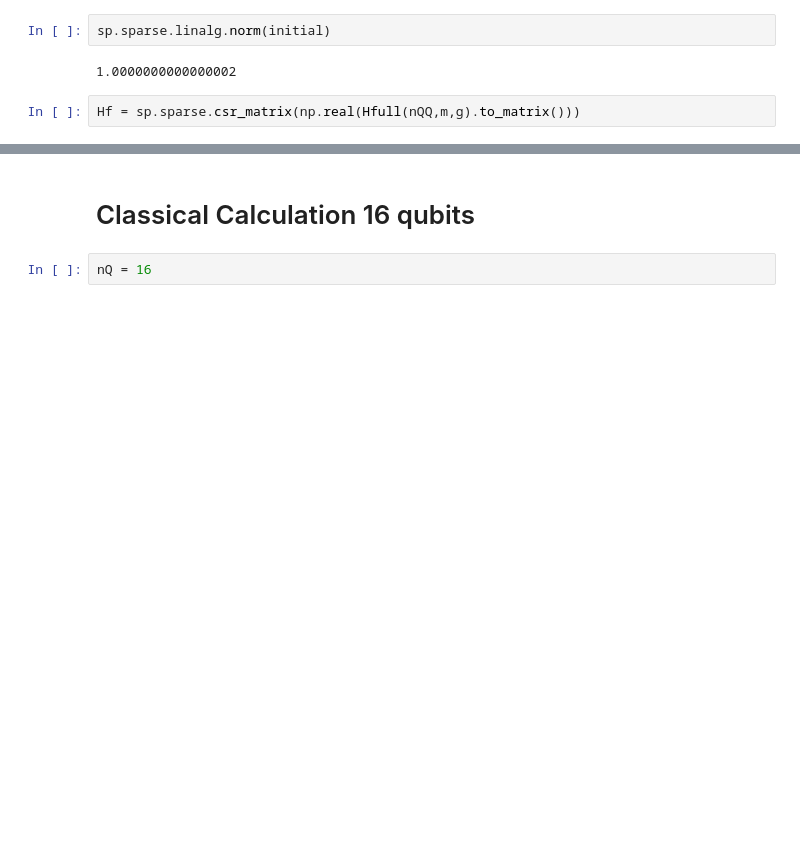
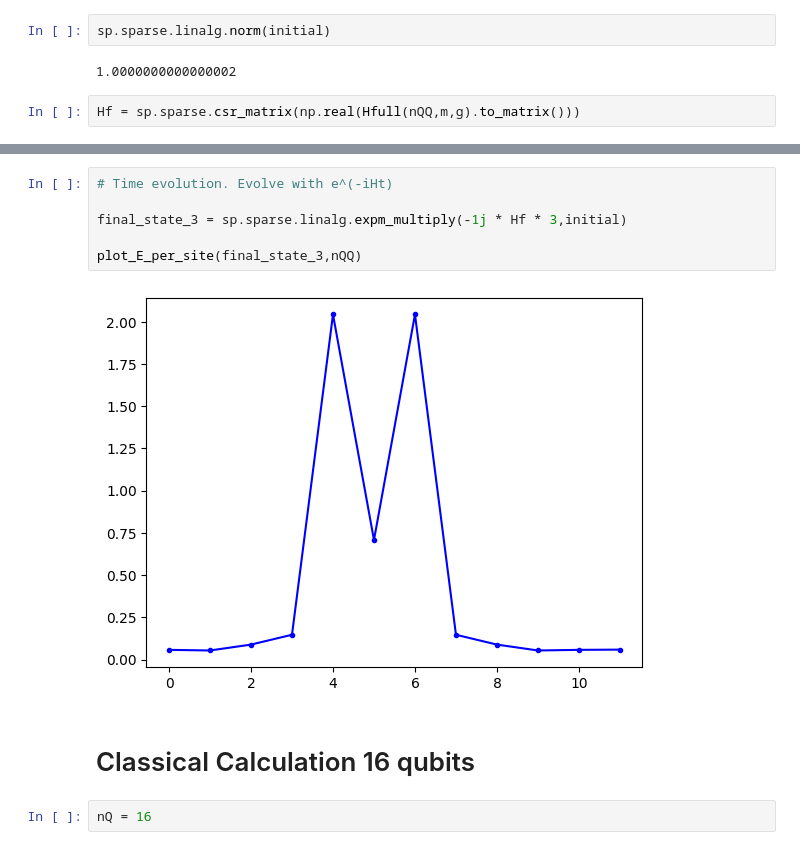
Before and after one commit to zhiyaol/string-breaking, a Jupyter notebook: Flow.ipynb, the cells around one changed output, grey strips where cells are left out. Saved outputs shown, nothing was run; the diff lists cells and outputs as text; blank space fills up the shorter version.

```diff
--- a/Flow.ipynb
+++ b/Flow.ipynb
@@ -166,3 +110,11 @@ plt.show()
+# %%
+# Time evolution. Evolve with e^(-iHt)
+
+final_state_3 = sp.sparse.linalg.expm_multiply(-1j * Hf * 3,initial)
+
+plot_E_per_site(final_state_3,nQQ)
+# %% [output]
+[figure, added]
 # %% [markdown]
 # Classical Calculation 16 qubits
 # %%
```
Also changed, not shown: parts of 10 cells of this notebook, 1 other file.
